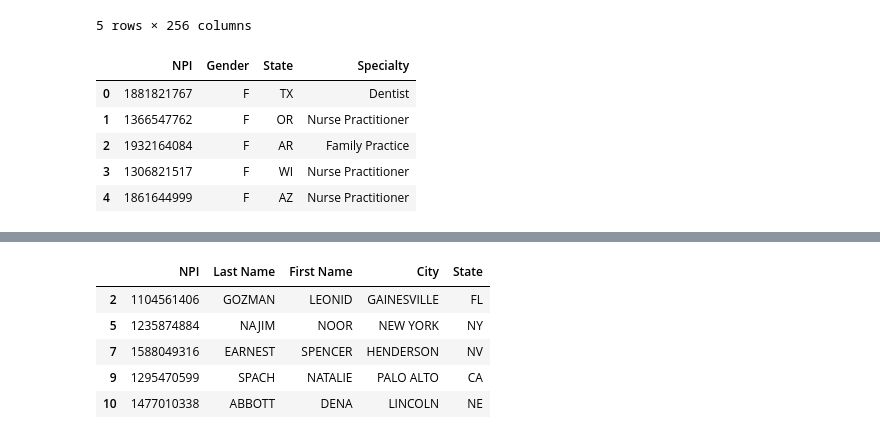
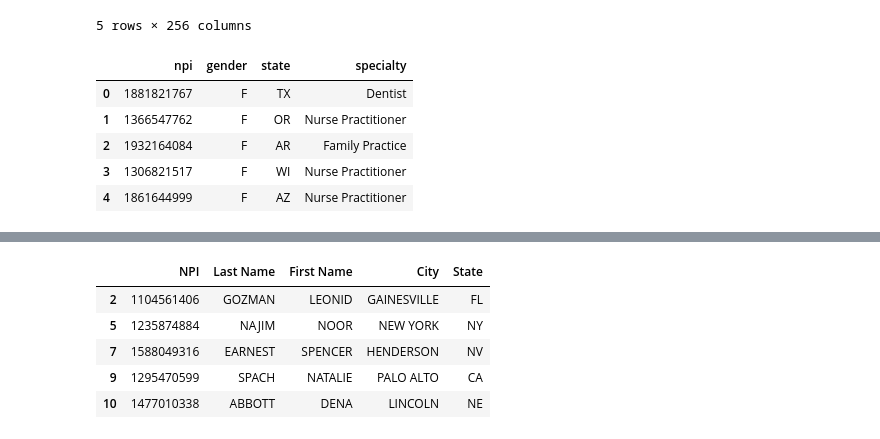
Before and after one commit to Mcusac/Project-2, a Jupyter notebook: Notebook.ipynb, the cells around one changed output, grey strips where cells are left out. Saved outputs shown, nothing was run; the diff lists cells and outputs as text; code cells hidden in the pictures.

```diff
--- a/Notebook.ipynb
+++ b/Notebook.ipynb
@@ -51,10 +60,18 @@ pre_df.head()
 # %%
 # Clean Data
 clean_pre_df = pre_df.drop(['Opioid.Prescriber', 'Credentials'], axis = 1)
 clean_pre_df = clean_pre_df[['NPI', 'Gender', 'State', 'Specialty']]
+
+# Make sql compatible
+clean_pre_df = clean_pre_df.rename(columns={
+    'NPI': 'npi',
+    'Gender': 'gender',
+    'State': 'state',
+    'Specialty': 'specialty'
+})
 clean_pre_df.head()
 # %% [output]
-|  | NPI | Gender | State | Specialty |
+|  | npi | gender | state | specialty |
 | 0 | 1881821767 | F | TX | Dentist |
 | 1 | 1366547762 | F | OR | Nurse Practitioner |
 | 2 | 1932164084 | F | AR | Family Practice |
```
Also changed, not shown: parts of 12 cells of this notebook, 3 other files.
